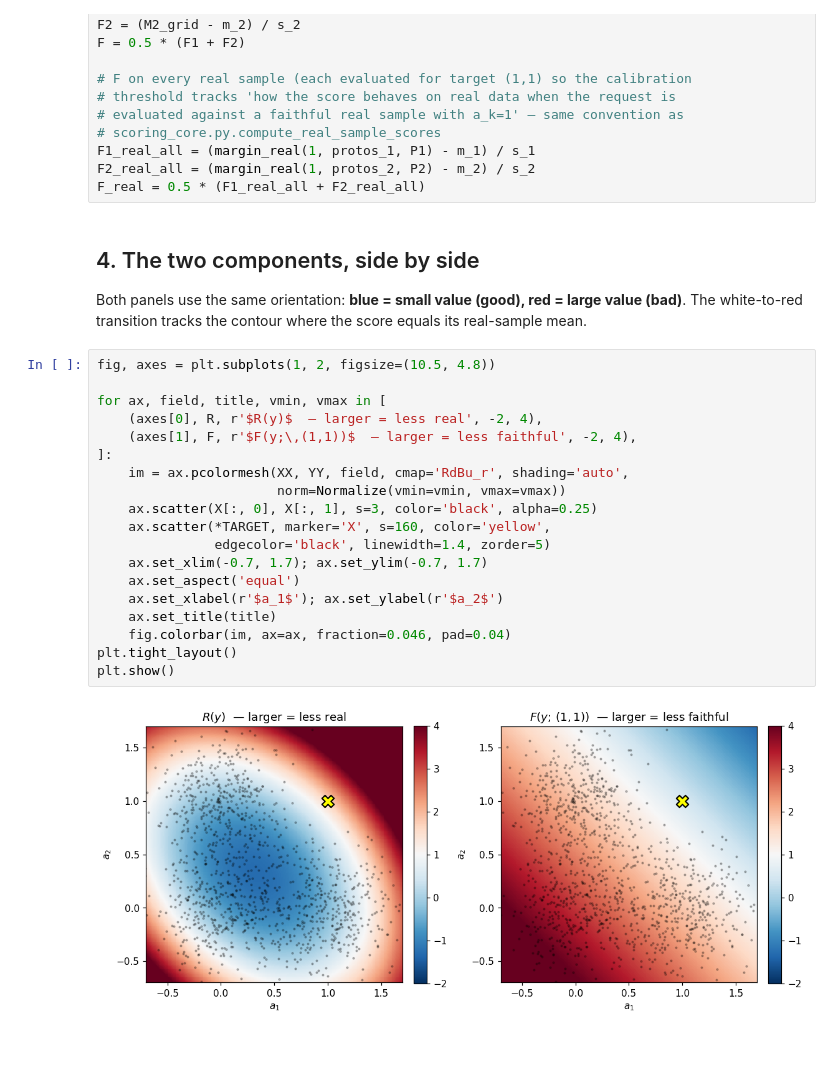
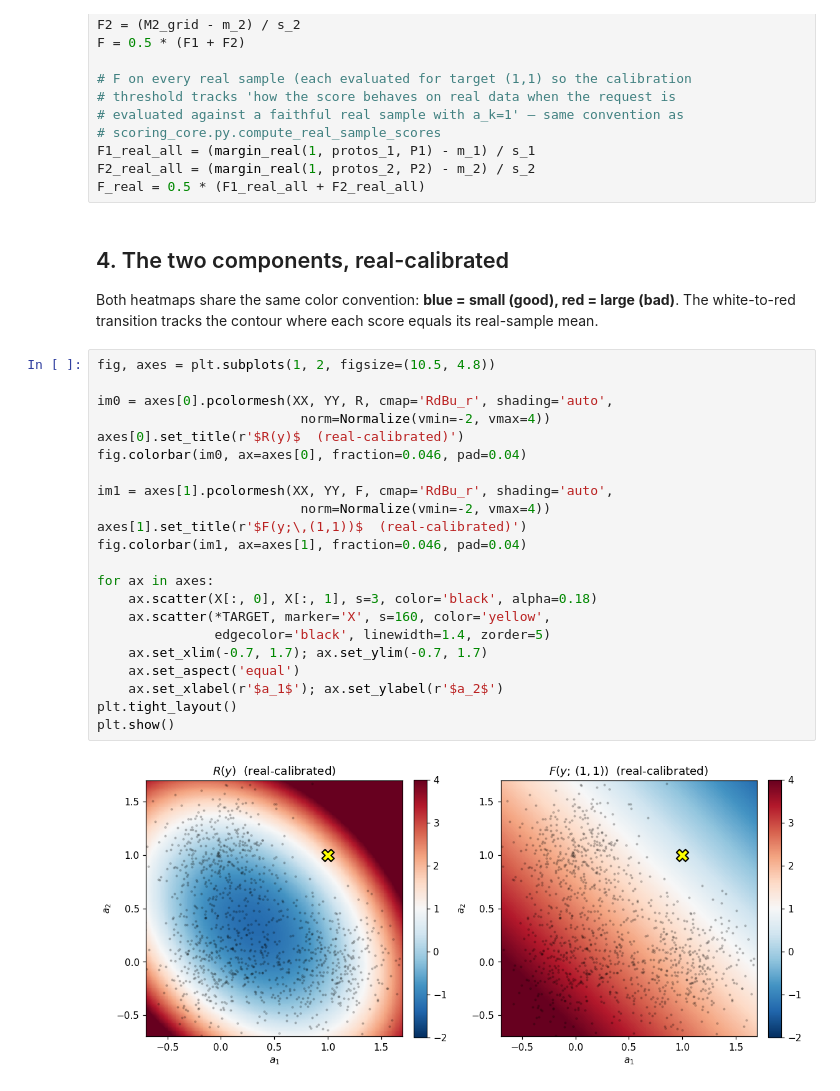
Before and after one commit to berkerdemirel/faithful-cond-gen, a Jupyter notebook: demo/trust_score_l_shape.ipynb, the cells around one changed output. Saved outputs shown, nothing was run; the diff lists cells and outputs as text; blank space fills up the shorter version.

```diff
--- a/demo/trust_score_l_shape.ipynb
+++ b/demo/trust_score_l_shape.ipynb
@@ -175,28 +171,31 @@ F1_real_all = (margin_real(1, protos_1, P1) - m_1) / s_1
 F2_real_all = (margin_real(1, protos_2, P2) - m_2) / s_2
 F_real = 0.5 * (F1_real_all + F2_real_all)
 # %% [markdown]
-## 4. The two components, side by side
+## 4. The two components, real-calibrated
 
-Both panels use the same orientation: **blue = small value (good), red = large value (bad)**. The white-to-red transition tracks the contour where the score equals its real-sample mean.
+Both heatmaps share the same color convention: **blue = small (good), red = large (bad)**. The white-to-red transition tracks the contour where each score equals its real-sample mean.
 # %%
 fig, axes = plt.subplots(1, 2, figsize=(10.5, 4.8))
 
-for ax, field, title, vmin, vmax in [
-    (axes[0], R, r'$R(y)$  — larger = less real', -2, 4),
-    (axes[1], F, r'$F(y;\,(1,1))$  — larger = less faithful', -2, 4),
-]:
-    im = ax.pcolormesh(XX, YY, field, cmap='RdBu_r', shading='auto',
-                       norm=Normalize(vmin=vmin, vmax=vmax))
-    ax.scatter(X[:, 0], X[:, 1], s=3, color='black', alpha=0.25)
+im0 = axes[0].pcolormesh(XX, YY, R, cmap='RdBu_r', shading='auto',
+                          norm=Normalize(vmin=-2, vmax=4))
+axes[0].set_title(r'$R(y)$  (real-calibrated)')
+fig.colorbar(im0, ax=axes[0], fraction=0.046, pad=0.04)
+
+im1 = axes[1].pcolormesh(XX, YY, F, cmap='RdBu_r', shading='auto',
+                          norm=Normalize(vmin=-2, vmax=4))
+axes[1].set_title(r'$F(y;\,(1,1))$  (real-calibrated)')
+fig.colorbar(im1, ax=axes[1], fraction=0.046, pad=0.04)
+
+for ax in axes:
+    ax.scatter(X[:, 0], X[:, 1], s=3, color='black', alpha=0.18)
     ax.scatter(*TARGET, marker='X', s=160, color='yellow',
                edgecolor='black', linewidth=1.4, zorder=5)
     ax.set_xlim(-0.7, 1.7); ax.set_ylim(-0.7, 1.7)
     ax.set_aspect('equal')
     ax.set_xlabel(r'$a_1$'); ax.set_ylabel(r'$a_2$')
-    ax.set_title(title)
-    fig.colorbar(im, ax=ax, fraction=0.046, pad=0.04)
 plt.tight_layout()
 plt.show()
 # %% [output]
-[figure, old version]
+[figure, new version]
 # %% [markdown]
```
Also changed, not shown: parts of 5 cells of this notebook, 1 other file.
